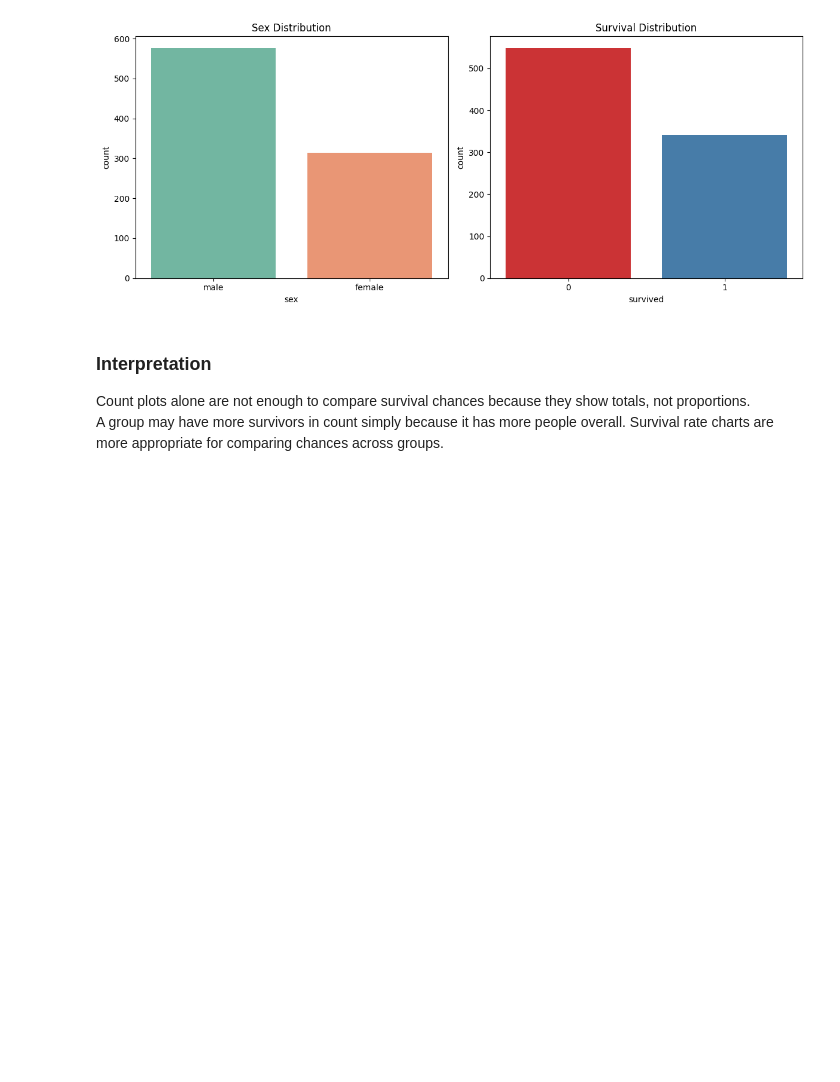
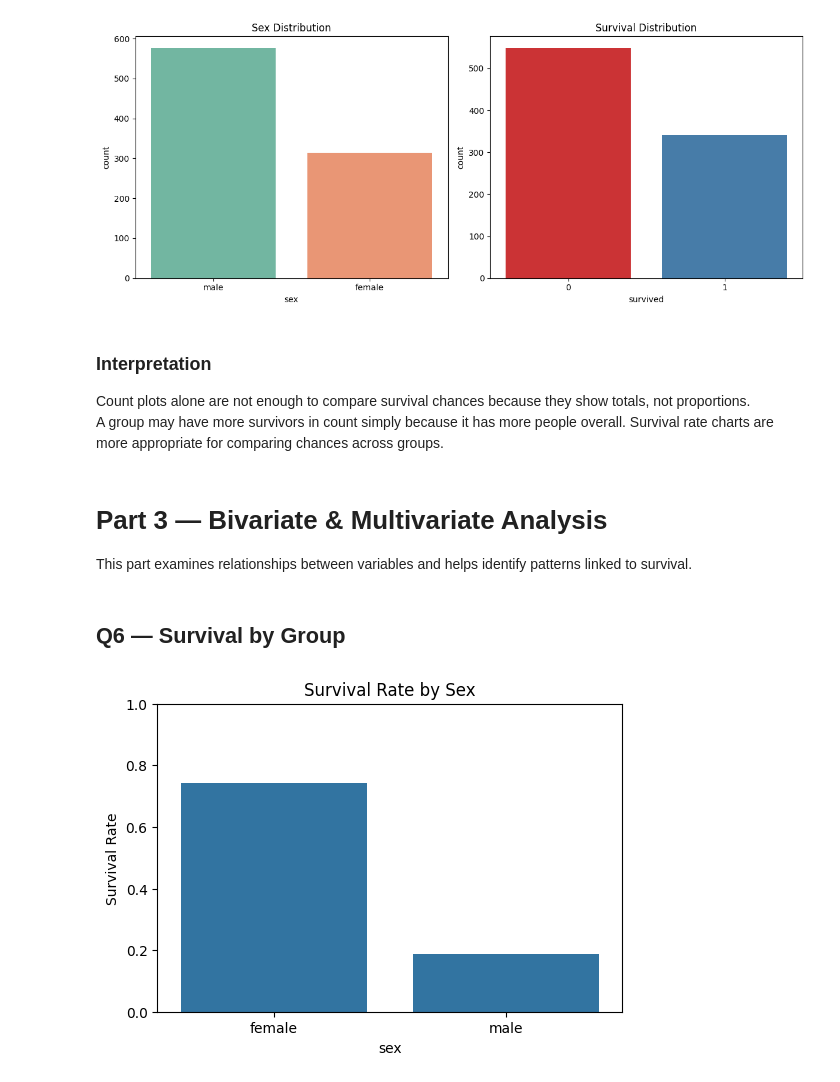
Before and after one commit to SHKabdulhadi/Titanic-Data-Analysis, a Jupyter notebook: titanic-data-analysis.ipynb, the cells around one changed output. Cells and saved outputs as stored; diff of their text form; code cells hidden in the pictures; blank space fills up the shorter version.

```diff
--- a/titanic-data-analysis.ipynb
+++ b/titanic-data-analysis.ipynb
@@ -423,3 +423,19 @@ plt.show()
 
 Count plots alone are not enough to compare survival chances because they show totals, not proportions.
 A group may have more survivors in count simply because it has more people overall. Survival rate charts are more appropriate for comparing chances across groups.
+# %% [markdown]
+# Part 3 — Bivariate & Multivariate Analysis
+This part examines relationships between variables and helps identify patterns linked to survival.
+# %% [markdown]
+## Q6 — Survival by Group
+# %%
+survival_by_sex = df_clean.groupby('sex')['survived'].mean().reset_index()
+
+plt.figure(figsize=(6, 4))
+sns.barplot(data=survival_by_sex, x='sex', y='survived')
+plt.title('Survival Rate by Sex')
+plt.ylabel('Survival Rate')
+plt.ylim(0, 1)
+plt.show()
+# %% [output]
+[figure, added]
```
Also changed, not shown: parts of 8 cells of this notebook.
